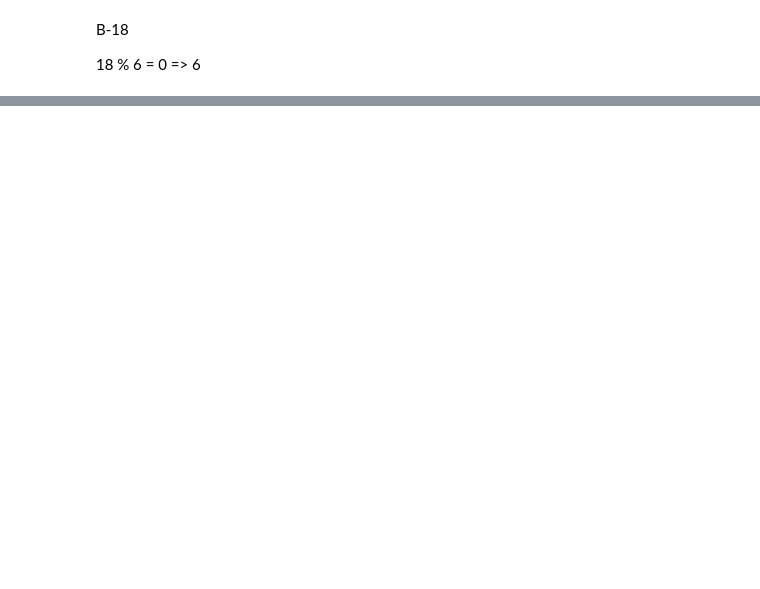
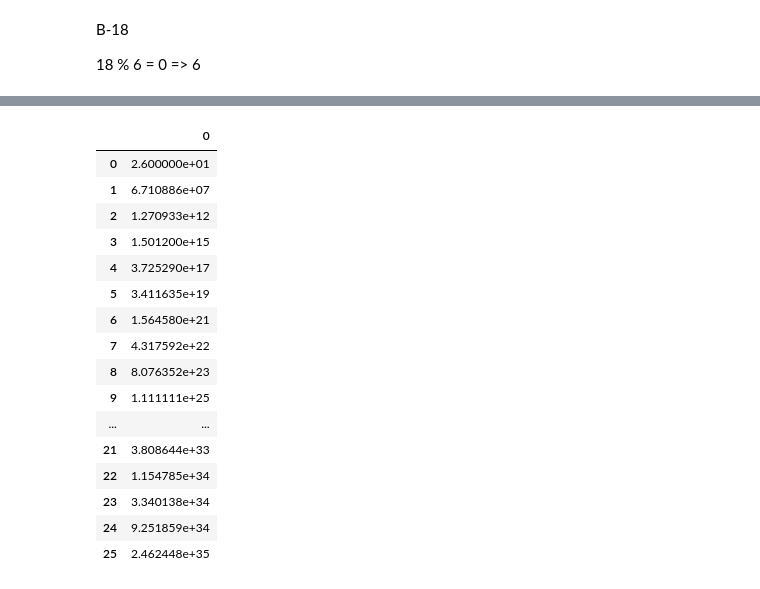
Before and after one commit to Jrol123/CalcMath, a Jupyter notebook: S5/lab1/repr.ipynb, the cells around one changed output, grey strips where cells are left out. Cells and saved outputs as stored; diff of their text form; code cells hidden in the pictures; blank space fills up the shorter version.

```diff
--- a/S5/lab1/repr.ipynb
+++ b/S5/lab1/repr.ipynb
@@ -109 +109,21 @@ array_x, array_o, array_y
+# %%
+pd.DataFrame(array_y)
+# %% [output]
+|  | 0 |
+| 0 | 2.600000e+01 |
+| 1 | 6.710886e+07 |
+| 2 | 1.270933e+12 |
+| 3 | 1.501200e+15 |
+| 4 | 3.725290e+17 |
+| 5 | 3.411635e+19 |
+| 6 | 1.564580e+21 |
+| 7 | 4.317592e+22 |
+| 8 | 8.076352e+23 |
+| 9 | 1.111111e+25 |
+| ... | ... |
+| 21 | 3.808644e+33 |
+| 22 | 1.154785e+34 |
+| 23 | 3.340138e+34 |
+| 24 | 9.251859e+34 |
+| 25 | 2.462448e+35 |
 # %%
```
Also changed, not shown: parts of 7 cells of this notebook.
